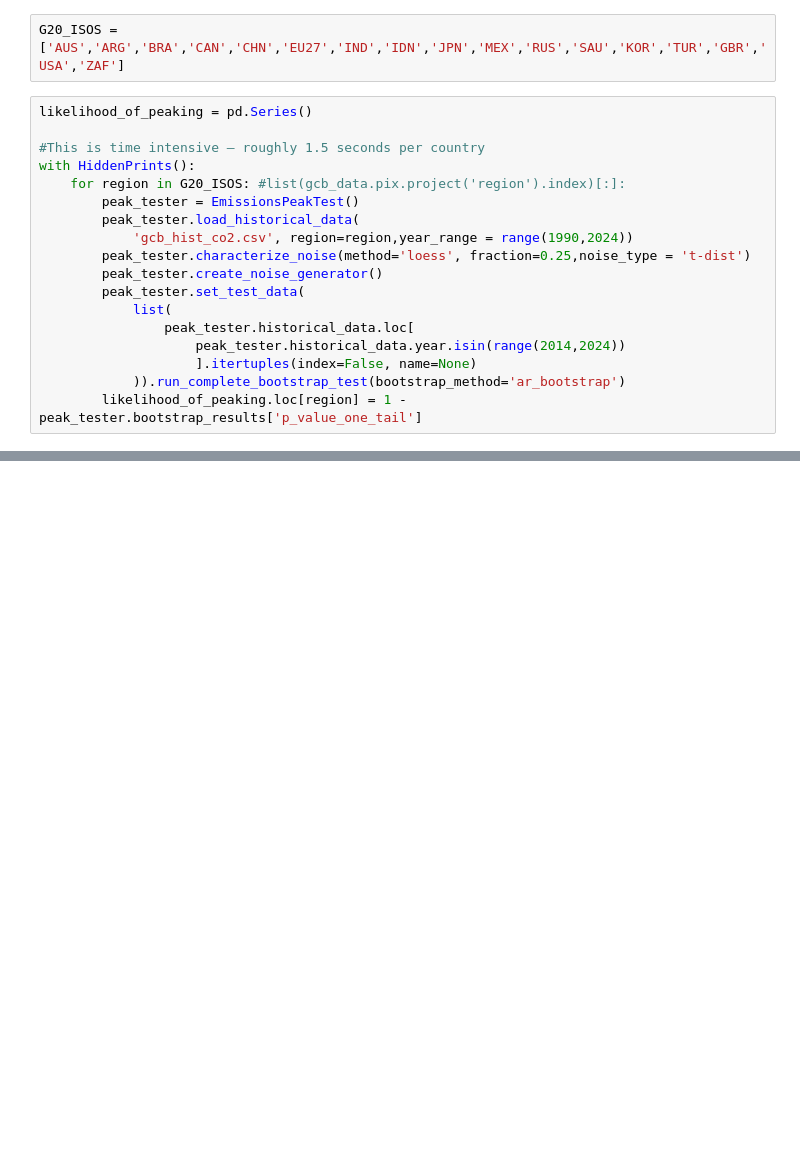
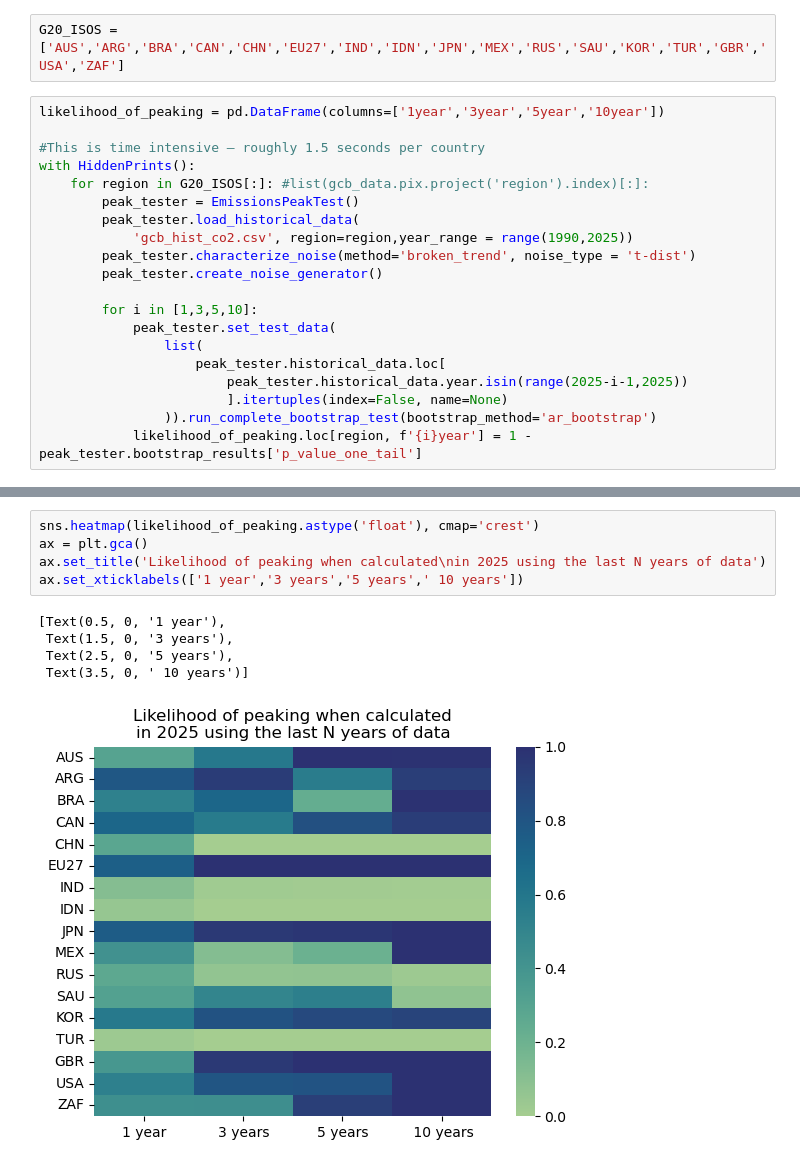
Before and after one commit to nezzag/peaking_test, a Jupyter notebook: notebooks/country_coverage.ipynb, the cells around one changed output, grey strips where cells are left out. Drawn from its saved outputs; the diff is of its cells as text; blank space fills up the shorter version.

```diff
--- a/notebooks/country_coverage.ipynb
+++ b/notebooks/country_coverage.ipynb
@@ -50,23 +51,25 @@ gcb_data.head()
 # %%
 G20_ISOS = ['AUS','ARG','BRA','CAN','CHN','EU27','IND','IDN','JPN','MEX','RUS','SAU','KOR','TUR','GBR','USA','ZAF']
 # %%
-likelihood_of_peaking = pd.Series()
+likelihood_of_peaking = pd.DataFrame(columns=['1year','3year','5year','10year'])
 
 #This is time intensive – roughly 1.5 seconds per country
 with HiddenPrints():
-    for region in G20_ISOS: #list(gcb_data.pix.project('region').index)[:]:
+    for region in G20_ISOS[:]: #list(gcb_data.pix.project('region').index)[:]:
         peak_tester = EmissionsPeakTest()
         peak_tester.load_historical_data(
-            'gcb_hist_co2.csv', region=region,year_range = range(1990,2024))
-        peak_tester.characterize_noise(method='loess', fraction=0.25,noise_type = 't-dist')
+            'gcb_hist_co2.csv', region=region,year_range = range(1990,2025))
+        peak_tester.characterize_noise(method='broken_trend', noise_type = 't-dist')
         peak_tester.create_noise_generator()
-        peak_tester.set_test_data(
-            list(
-                peak_tester.historical_data.loc[
-                    peak_tester.historical_data.year.isin(range(2014,2024))
-                    ].itertuples(index=False, name=None)
-            )).run_complete_bootstrap_test(bootstrap_method='ar_bootstrap')
-        likelihood_of_peaking.loc[region] = 1 - peak_tester.bootstrap_results['p_value_one_tail']
+
+        for i in [1,3,5,10]:
+            peak_tester.set_test_data(
+                list(
+                    peak_tester.historical_data.loc[
+                        peak_tester.historical_data.year.isin(range(2025-i-1,2025))
+                        ].itertuples(index=False, name=None)
+                )).run_complete_bootstrap_test(bootstrap_method='ar_bootstrap')
+            likelihood_of_peaking.loc[region, f'{i}year'] = 1 - peak_tester.bootstrap_results['p_value_one_tail']
 # %%
 f, axes = plt.subplots(nrows=4,ncols=5,figsize=(20,15))
 
@@ -79,3 +82,14 @@ f.suptitle('Likelihood of the G20 peaking based on the last 10 years of data', f
 plt.tight_layout()
 # %% [output]
 [figure]
+# %%
+sns.heatmap(likelihood_of_peaking.astype('float'), cmap='crest')
+ax = plt.gca()
+ax.set_title('Likelihood of peaking when calculated\nin 2025 using the last N years of data')
+ax.set_xticklabels(['1 year','3 years','5 years',' 10 years'])
+# %% [output]
+[Text(0.5, 0, '1 year'),
+ Text(1.5, 0, '3 years'),
+ Text(2.5, 0, '5 years'),
+ Text(3.5, 0, ' 10 years')]
+[figure, added]
```
Also changed, not shown: parts of 24 cells of this notebook.
